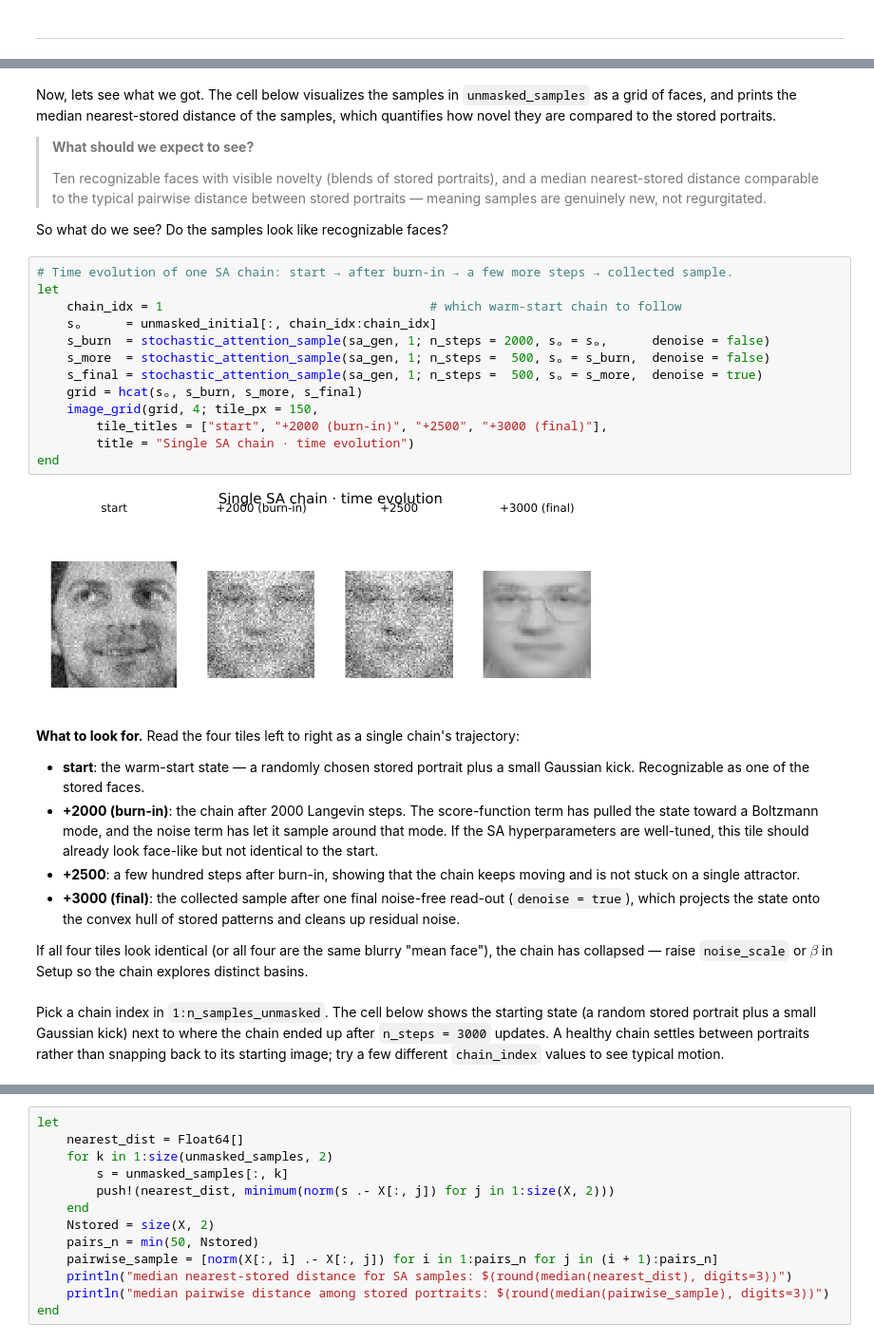
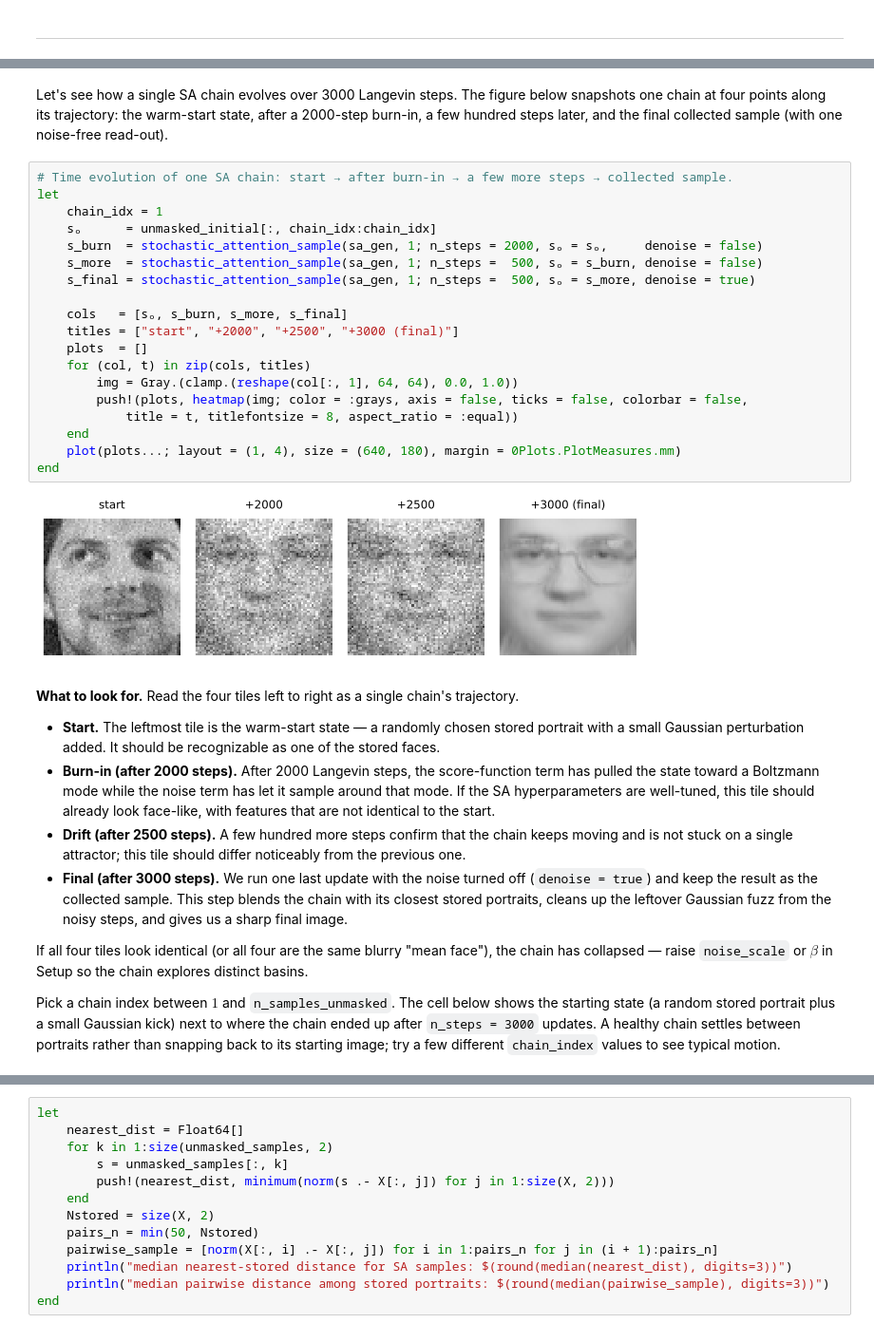
Before and after one commit to varnerlab/Practicum-5820-S2026, a Jupyter notebook: CHEME-5820-Practicum-S2026.ipynb, the cells around one changed output, grey strips where cells are left out. Shown at 95% size. Cells and saved outputs as stored; diff of their text form.

```diff
--- a/CHEME-5820-Practicum-S2026.ipynb
+++ b/CHEME-5820-Practicum-S2026.ipynb
@@ -196,37 +198,37 @@ end
 # %% [markdown]
-Now, lets see what we got. The cell below visualizes the samples in `unmasked_samples` as a grid of faces, and prints the median nearest-stored distance of the samples, which quantifies how novel they are compared to the stored portraits.
-
-> __What should we expect to see?__
->
-> Ten recognizable faces with visible novelty (blends of stored portraits), and a median nearest-stored distance comparable to the typical pairwise distance between stored portraits — meaning samples are genuinely new, not regurgitated.
-
-So what do we see? Do the samples look like recognizable faces?
+Let's see how a single SA chain evolves over 3000 Langevin steps. The figure below snapshots one chain at four points along its trajectory: the warm-start state, after a 2000-step burn-in, a few hundred steps later, and the final collected sample (with one noise-free read-out).
 # %%
 # Time evolution of one SA chain: start → after burn-in → a few more steps → collected sample.
 let
-    chain_idx = 1                                    # which warm-start chain to follow
+    chain_idx = 1
     sₒ      = unmasked_initial[:, chain_idx:chain_idx]
-    s_burn  = stochastic_attention_sample(sa_gen, 1; n_steps = 2000, sₒ = sₒ,      denoise = false)
-    s_more  = stochastic_attention_sample(sa_gen, 1; n_steps =  500, sₒ = s_burn,  denoise = false)
-    s_final = stochastic_attention_sample(sa_gen, 1; n_steps =  500, sₒ = s_more,  denoise = true)
-    grid = hcat(sₒ, s_burn, s_more, s_final)
-    image_grid(grid, 4; tile_px = 150,
-        tile_titles = ["start", "+2000 (burn-in)", "+2500", "+3000 (final)"],
-        title = "Single SA chain · time evolution")
+    s_burn  = stochastic_attention_sample(sa_gen, 1; n_steps = 2000, sₒ = sₒ,     denoise = false)
+    s_more  = stochastic_attention_sample(sa_gen, 1; n_steps =  500, sₒ = s_burn, denoise = false)
+    s_final = stochastic_attention_sample(sa_gen, 1; n_steps =  500, sₒ = s_more, denoise = true)
+
+    cols   = [sₒ, s_burn, s_more, s_final]
+    titles = ["start", "+2000", "+2500", "+3000 (final)"]
+    plots  = []
+    for (col, t) in zip(cols, titles)
+        img = Gray.(clamp.(reshape(col[:, 1], 64, 64), 0.0, 1.0))
+        push!(plots, heatmap(img; color = :grays, axis = false, ticks = false, colorbar = false,
+            title = t, titlefontsize = 8, aspect_ratio = :equal))
+    end
+    plot(plots...; layout = (1, 4), size = (640, 180), margin = 0Plots.PlotMeasures.mm)
 end
 # %% [output]
-[figure, old version]
+[figure, new version]
 # %% [markdown]
-__What to look for.__ Read the four tiles left to right as a single chain's trajectory:
+__What to look for.__ Read the four tiles left to right as a single chain's trajectory.
 
-* __start__: the warm-start state — a randomly chosen stored portrait plus a small Gaussian kick. Recognizable as one of the stored faces.
-* __+2000 (burn-in)__: the chain after 2000 Langevin steps. The score-function term has pulled the state toward a Boltzmann mode, and the noise term has let it sample around that mode. If the SA hyperparameters are well-tuned, this tile should already look face-like but not identical to the start.
-* __+2500__: a few hundred steps after burn-in, showing that the chain keeps moving and is not stuck on a single attractor.
-* __+3000 (final)__: the collected sample after one final noise-free read-out (`denoise = true`), which projects the state onto the convex hull of stored patterns and cleans up residual noise.
+* __Start.__ The leftmost tile is the warm-start state — a randomly chosen stored portrait with a small Gaussian perturbation added. It should be recognizable as one of the stored faces.
+* __Burn-in (after 2000 steps).__ After 2000 Langevin steps, the score-function term has pulled the state toward a Boltzmann mode while the noise term has let it sample around that mode. If the SA hyperparameters are well-tuned, this tile should already look face-like, with features that are not identical to the start.
+* __Drift (after 2500 steps).__ A few hundred more steps confirm that the chain keeps moving and is not stuck on a single attractor; this tile should differ noticeably from the previous one.
+* __Final (after 3000 steps).__ We run one last update with the noise turned off (`denoise = true`) and keep the result as the collected sample. This step blends the chain with its closest stored portraits, cleans up the leftover Gaussian fuzz from the noisy steps, and gives us a sharp final image.
 
 If all four tiles look identical (or all four are the same blurry "mean face"), the chain has collapsed — raise `noise_scale` or $\beta$ in Setup so the chain explores distinct basins.
+
+Pick a chain index between $1$ and `n_samples_unmasked`. The cell below shows the starting state (a random stored portrait plus a small Gaussian kick) next to where the chain ended up after `n_steps = 3000` updates. A healthy chain settles between portraits rather than snapping back to its starting image; try a few different `chain_index` values to see typical motion.
-# %% [markdown]
-Pick a chain index in `1:n_samples_unmasked`. The cell below shows the starting state (a random stored portrait plus a small Gaussian kick) next to where the chain ended up after `n_steps = 3000` updates. A healthy chain settles between portraits rather than snapping back to its starting image; try a few different `chain_index` values to see typical motion.
 # %%
 chain_index = let
     chain_index = 1; # TODO: pick a chain index in 1:n_samples_unmasked
```
Also changed, not shown: parts of 21 cells of this notebook.
